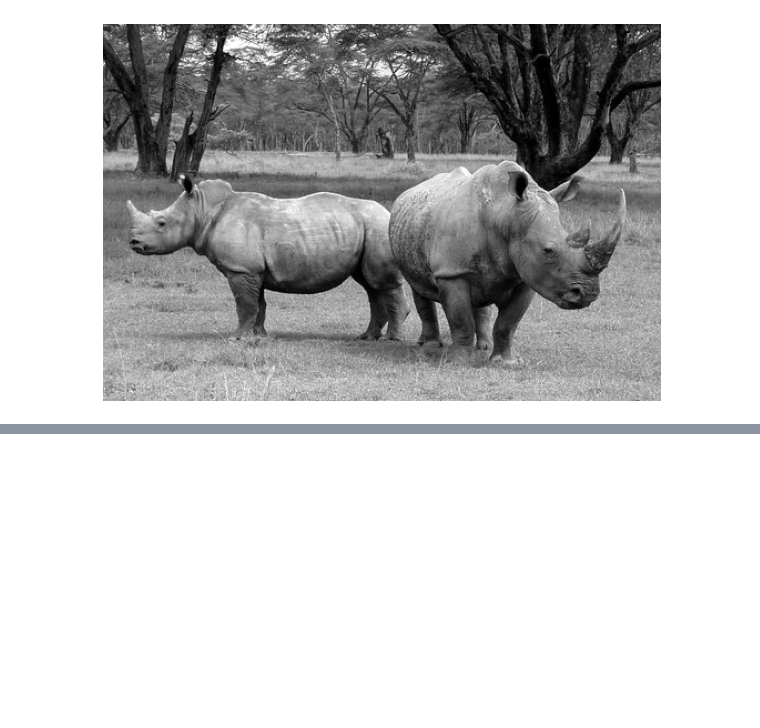
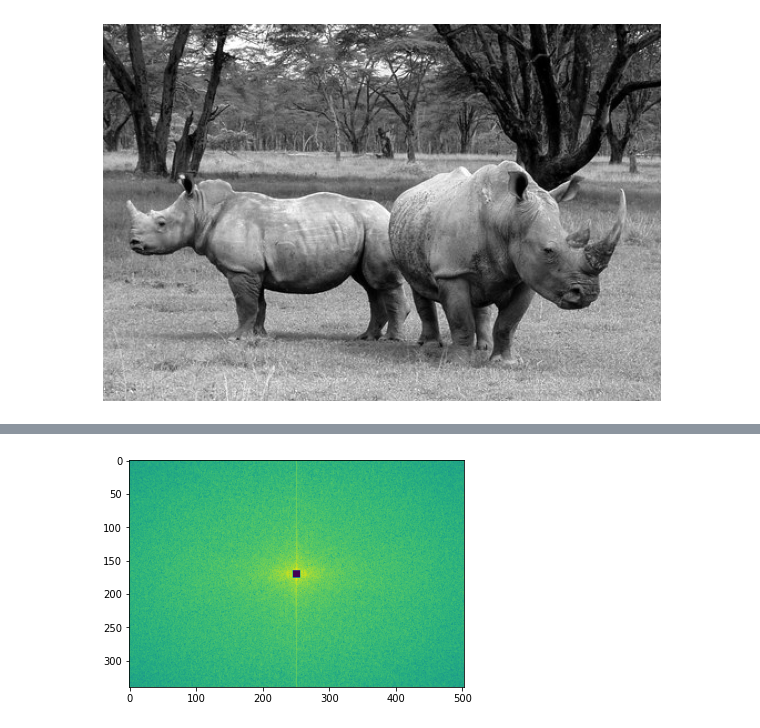
Before and after one commit to damiansp/completePython, a Jupyter notebook: image_processing/hands_on/03_sampling_fourier_and_convolution/04_filters.py.ipynb, the cells around one changed output, grey strips where cells are left out. Saved outputs shown, nothing was run; the diff lists cells and outputs as text; code cells hidden in the pictures; blank space fills up the shorter version.

```diff
--- a/image_processing/hands_on/03_sampling_fourier_and_convolution/04_filters.py.ipynb
+++ b/image_processing/hands_on/03_sampling_fourier_and_convolution/04_filters.py.ipynb
@@ -25,0 +35,10 @@ pylab.axis('off');
+# %%
+# Apply HPF
+hw = w // 2
+hh = h // 2
+# select all but first 10x10 (low) freqs
+freq2[hw - 5:hw + 6, hh - 5:hh + 6] = 0
+pylab.figure(figsize=(6, 6))
+pylab.imshow((20 * np.log10(0.1 + freq2)).astype(int));
+# %% [output]
+[figure, added]
```
Also changed, not shown: parts of 2 cells of this notebook.
